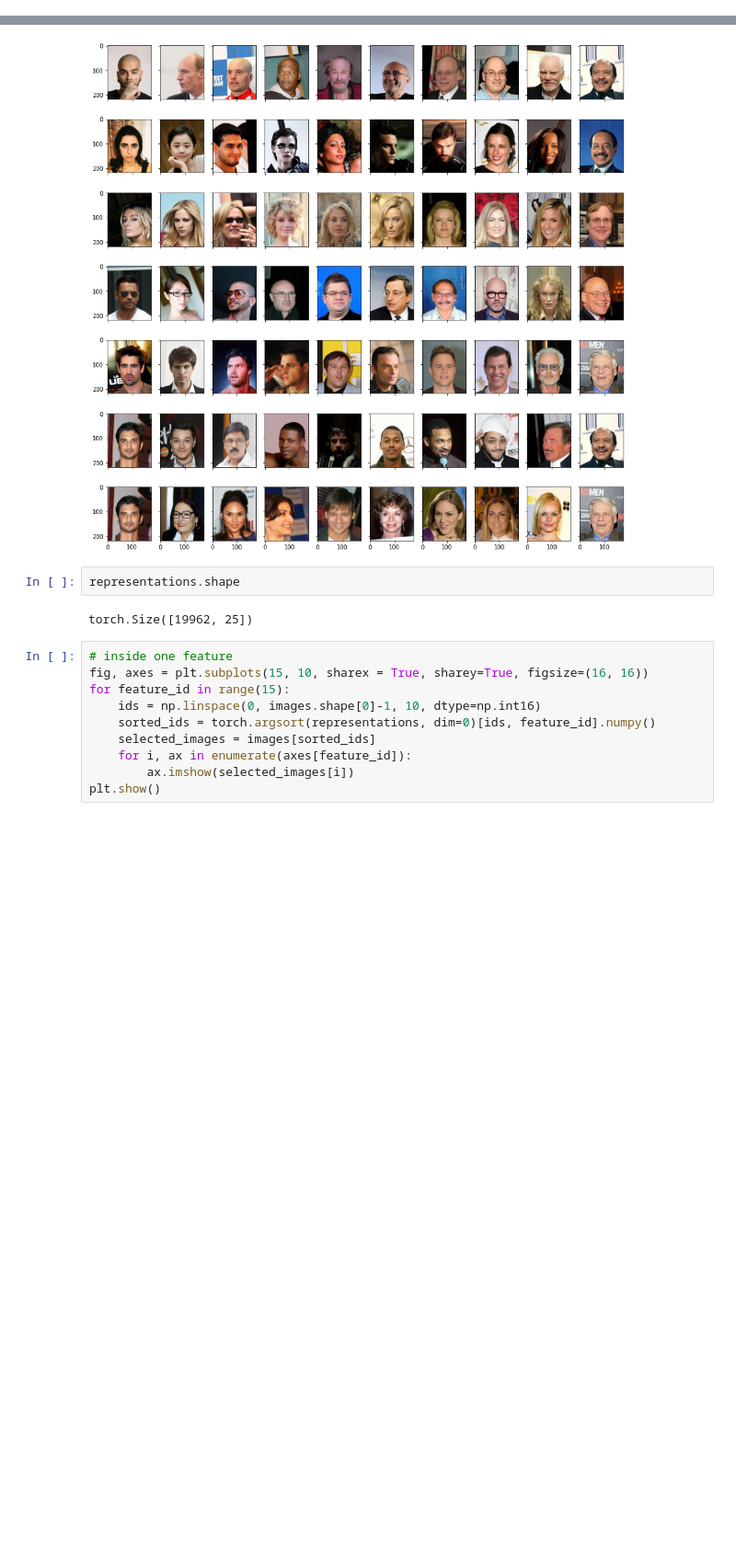
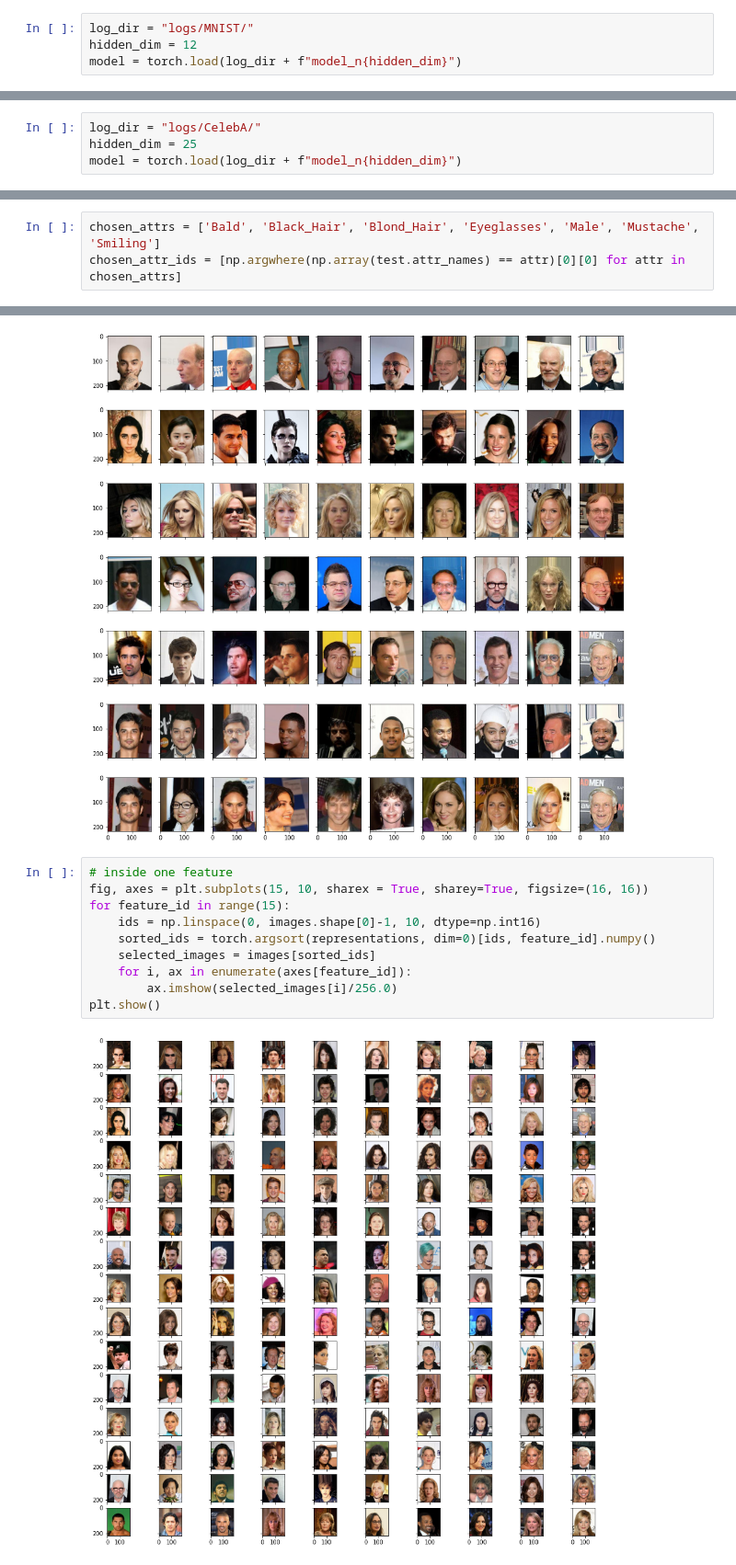
Before and after one commit to danchern97/GMML2021Project, a Jupyter notebook: nonlinear_ica/NonLinearICA.ipynb, the cells around one changed output, grey strips where cells are left out. Shown at 92% size. Cells and saved outputs as stored; diff of their text form; blank space fills up the shorter version.

```diff
--- a/nonlinear_ica/Investigate models.ipynb
+++ b/nonlinear_ica/NonLinearICA.ipynb
@@ -20,2 +114,6 @@ model = torch.load("logs/MNIST/model_n12").to(device)
+# %%
+log_dir = "logs/MNIST/"
+hidden_dim = 12
+model = torch.load(log_dir + f"model_n{hidden_dim}")
 # %%
 batch_size=32
@@ -83,3 +172,7 @@ model = torch.load("logs/CelebA/model_n25")
+# %%
+log_dir = "logs/CelebA/"
+hidden_dim = 25
+model = torch.load(log_dir + f"model_n{hidden_dim}")
 # %%
 test = torchvision.datasets.CelebA("data/CelebA", split="test", target_type=["attr", "identity"])
 # %%
@@ -104,5 +196,8 @@ representations = torch.cat(representations, dim=0)
 # %%
 images = images.moveaxis(1, -1)
+# %%
+chosen_attrs = ['Bald', 'Black_Hair', 'Blond_Hair', 'Eyeglasses', 'Male', 'Mustache',  'Smiling']
+chosen_attr_ids = [np.argwhere(np.array(test.attr_names) == attr)[0][0] for attr in chosen_attrs]
 # %%
 feature_id = 2
 # inside one class
@@ -120,17 +215,15 @@ for j, class_id in enumerate(chosen_attr_ids):
 plt.show()
 # %% [output]
 [figure]
-# %%
-representations.shape
-# %% [output]
-torch.Size([19962, 25])
 # %%
 # inside one feature
 fig, axes = plt.subplots(15, 10, sharex = True, sharey=True, figsize=(16, 16))
 for feature_id in range(15):
     ids = np.linspace(0, images.shape[0]-1, 10, dtype=np.int16)
     sorted_ids = torch.argsort(representations, dim=0)[ids, feature_id].numpy()
     selected_images = images[sorted_ids]
     for i, ax in enumerate(axes[feature_id]):
-        ax.imshow(selected_images[i])
+        ax.imshow(selected_images[i]/256.0)
 plt.show()
+# %% [output]
+[figure, added]
```
Also changed, not shown: parts of 36 cells of this notebook, 5 other files.
